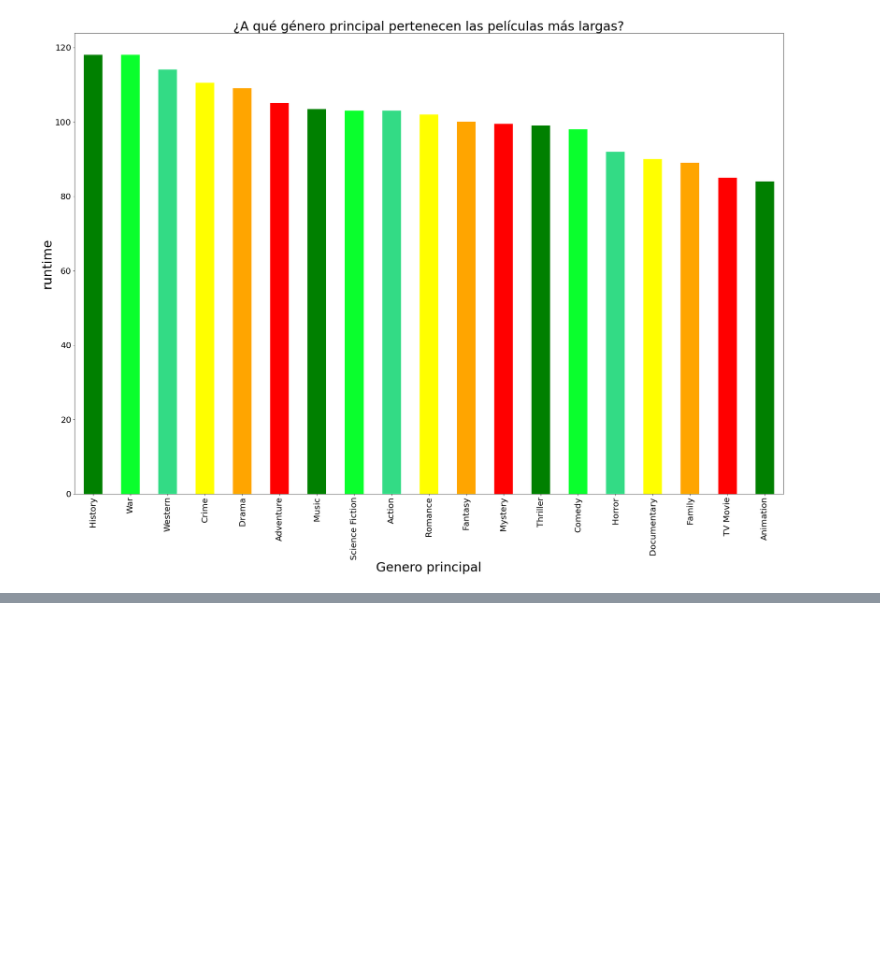
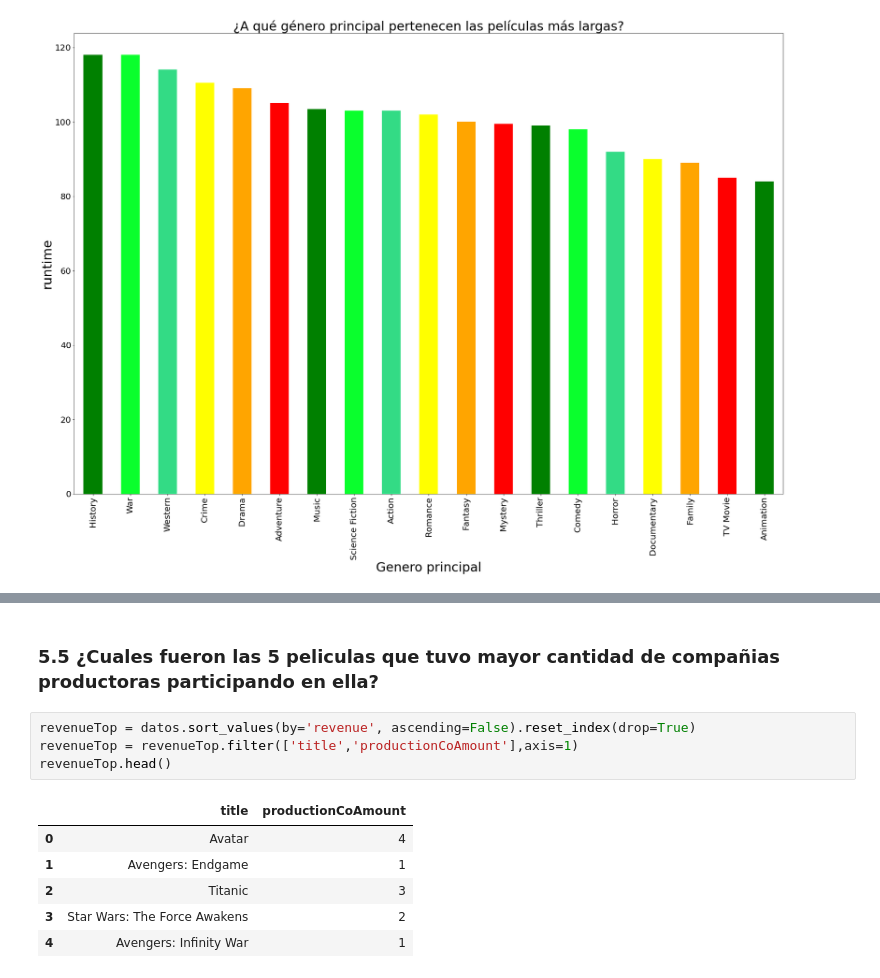
Before and after one commit to Carlos21122000/Analisis-Exploratorio, a Jupyter notebook: Hoja de Trabajo 1.ipynb, the cells around one changed output, grey strips where cells are left out. Saved outputs shown, nothing was run; the diff lists cells and outputs as text; blank space fills up the shorter version.

```diff
--- a/Hoja de Trabajo 1.ipynb
+++ b/Hoja de Trabajo 1.ipynb
@@ -657,0 +734,13 @@ Text(0.5, 0, 'Genero principal')
+# %% [markdown]
+### 5.5 ¿Cuales fueron las 5 peliculas que tuvo mayor cantidad de compañias productoras participando en ella?
+# %%
+revenueTop = datos.sort_values(by='revenue', ascending=False).reset_index(drop=True)
+revenueTop = revenueTop.filter(['title','productionCoAmount'],axis=1)
+revenueTop.head()
+# %% [output]
+|  | title | productionCoAmount |
+| 0 | Avatar | 4 |
+| 1 | Avengers: Endgame | 1 |
+| 2 | Titanic | 3 |
+| 3 | Star Wars: The Force Awakens | 2 |
+| 4 | Avengers: Infinity War | 1 |
```
Also changed, not shown: parts of 17 cells of this notebook.
